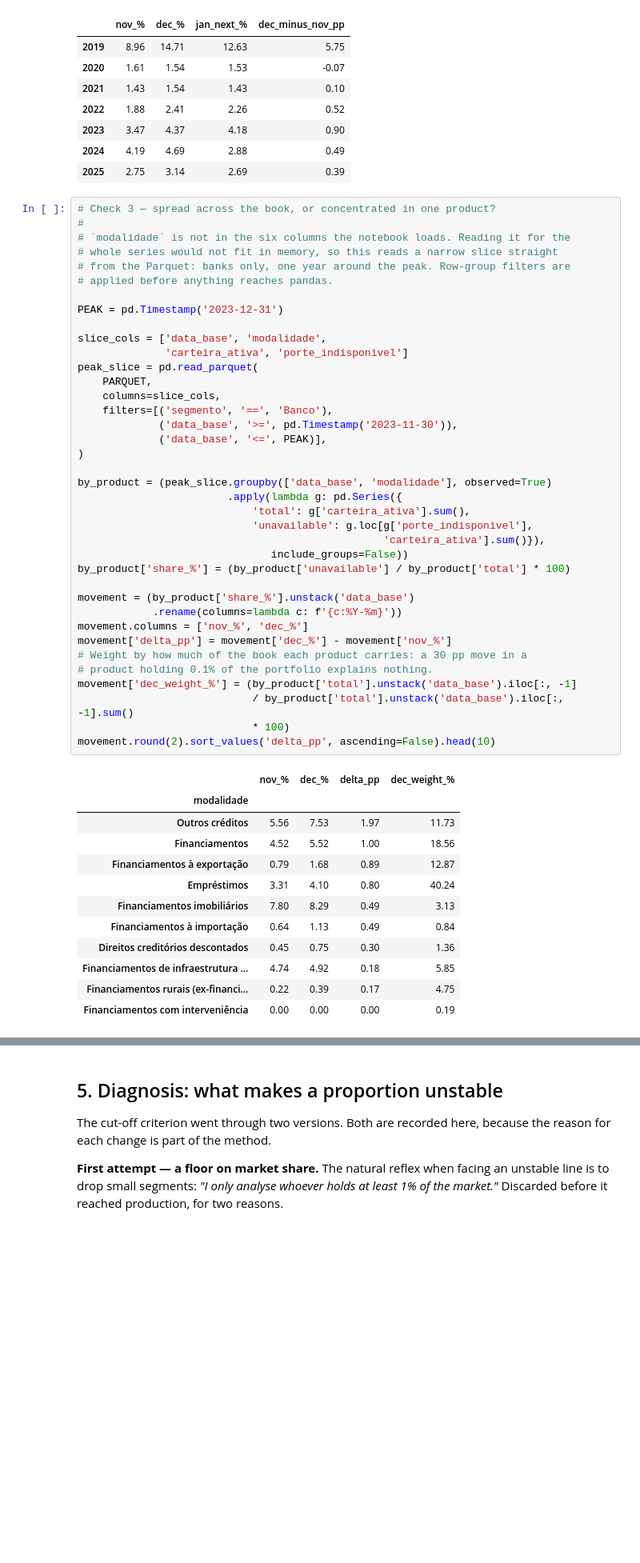
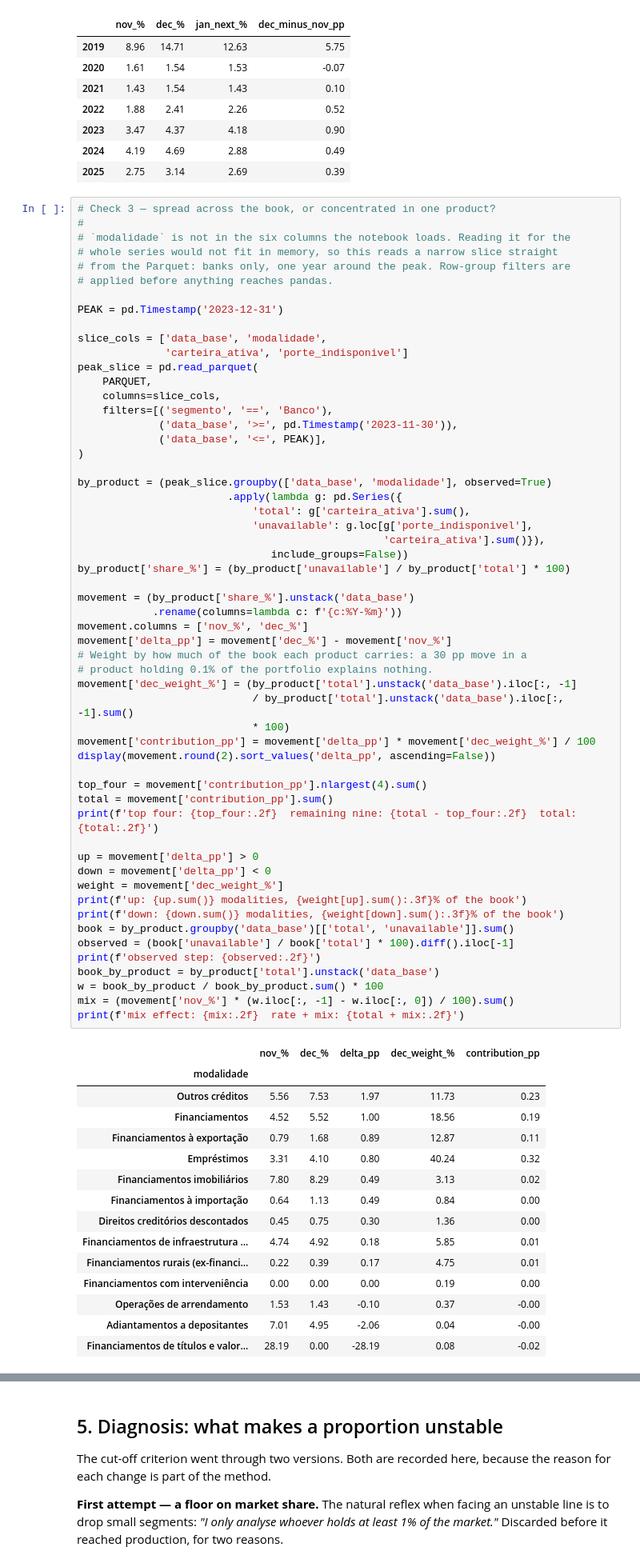
Before and after one commit to msitta/scrdata-borrower-size, a Jupyter notebook: notebooks/01_unavailable_size.ipynb, the cells around one changed output, grey strips where cells are left out. Shown at 80% size. Cells and saved outputs as stored; diff of their text form; blank space fills up the shorter version.

Commit message:
Notebook: fix Check 3 in section 4.1 (full table, rate and mix effects)

```diff
--- a/notebooks/01_unavailable_size.ipynb
+++ b/notebooks/01_unavailable_size.ipynb
@@ -511,43 +511,64 @@ seasonal.round(2)
 PEAK = pd.Timestamp('2023-12-31')
 
 slice_cols = ['data_base', 'modalidade',
               'carteira_ativa', 'porte_indisponivel']
 peak_slice = pd.read_parquet(
     PARQUET,
     columns=slice_cols,
     filters=[('segmento', '==', 'Banco'),
              ('data_base', '>=', pd.Timestamp('2023-11-30')),
              ('data_base', '<=', PEAK)],
 )
 
 by_product = (peak_slice.groupby(['data_base', 'modalidade'], observed=True)
                         .apply(lambda g: pd.Series({
                             'total': g['carteira_ativa'].sum(),
                             'unavailable': g.loc[g['porte_indisponivel'],
                                                  'carteira_ativa'].sum()}),
                                include_groups=False))
 by_product['share_%'] = (by_product['unavailable'] / by_product['total'] * 100)
 
 movement = (by_product['share_%'].unstack('data_base')
             .rename(columns=lambda c: f'{c:%Y-%m}'))
 movement.columns = ['nov_%', 'dec_%']
 movement['delta_pp'] = movement['dec_%'] - movement['nov_%']
 # Weight by how much of the book each product carries: a 30 pp move in a
 # product holding 0.1% of the portfolio explains nothing.
 movement['dec_weight_%'] = (by_product['total'].unstack('data_base').iloc[:, -1]
                             / by_product['total'].unstack('data_base').iloc[:, -1].sum()
                             * 100)
-movement.round(2).sort_values('delta_pp', ascending=False).head(10)
+movement['contribution_pp'] = movement['delta_pp'] * movement['dec_weight_%'] / 100
+display(movement.round(2).sort_values('delta_pp', ascending=False))
+
+top_four = movement['contribution_pp'].nlargest(4).sum()
+total = movement['contribution_pp'].sum()
+print(f'top four: {top_four:.2f}  remaining nine: {total - top_four:.2f}  total: {total:.2f}')
+
+up = movement['delta_pp'] > 0
+down = movement['delta_pp'] < 0
+weight = movement['dec_weight_%']
+print(f'up: {up.sum()} modalities, {weight[up].sum():.3f}% of the book')
+print(f'down: {down.sum()} modalities, {weight[down].sum():.3f}% of the book')
+book = by_product.groupby('data_base')[['total', 'unavailable']].sum()
+observed = (book['unavailable'] / book['total'] * 100).diff().iloc[-1]
+print(f'observed step: {observed:.2f}')
+book_by_product = by_product['total'].unstack('data_base')
+w = book_by_product / book_by_product.sum() * 100
+mix = (movement['nov_%'] * (w.iloc[:, -1] - w.iloc[:, 0]) / 100).sum()
+print(f'mix effect: {mix:.2f}  rate + mix: {total + mix:.2f}')
 # %% [output]
-|  | nov_% | dec_% | delta_pp | dec_weight_% |
-| modalidade |  |  |  |  |
-| Outros créditos | 5.56 | 7.53 | 1.97 | 11.73 |
-| Financiamentos | 4.52 | 5.52 | 1.00 | 18.56 |
-| Financiamentos à exportação | 0.79 | 1.68 | 0.89 | 12.87 |
-| Empréstimos | 3.31 | 4.10 | 0.80 | 40.24 |
-| Financiamentos imobiliários | 7.80 | 8.29 | 0.49 | 3.13 |
-| Financiamentos à importação | 0.64 | 1.13 | 0.49 | 0.84 |
-| Direitos creditórios descontados | 0.45 | 0.75 | 0.30 | 1.36 |
-| Financiamentos de infraestrutura ... | 4.74 | 4.92 | 0.18 | 5.85 |
-| Financiamentos rurais (ex-financi... | 0.22 | 0.39 | 0.17 | 4.75 |
-| Financiamentos com interveniência | 0.00 | 0.00 | 0.00 | 0.19 |
+|  | nov_% | dec_% | delta_pp | dec_weight_% | contribution_pp |
+| modalidade |  |  |  |  |  |
+| Outros créditos | 5.56 | 7.53 | 1.97 | 11.73 | 0.23 |
+| Financiamentos | 4.52 | 5.52 | 1.00 | 18.56 | 0.19 |
+| Financiamentos à exportação | 0.79 | 1.68 | 0.89 | 12.87 | 0.11 |
+| Empréstimos | 3.31 | 4.10 | 0.80 | 40.24 | 0.32 |
+| Financiamentos imobiliários | 7.80 | 8.29 | 0.49 | 3.13 | 0.02 |
+| Financiamentos à importação | 0.64 | 1.13 | 0.49 | 0.84 | 0.00 |
+| Direitos creditórios descontados | 0.45 | 0.75 | 0.30 | 1.36 | 0.00 |
+| Financiamentos de infraestrutura ... | 4.74 | 4.92 | 0.18 | 5.85 | 0.01 |
+| Financiamentos rurais (ex-financi... | 0.22 | 0.39 | 0.17 | 4.75 | 0.01 |
+| Financiamentos com interveniência | 0.00 | 0.00 | 0.00 | 0.19 | 0.00 |
+| Operações de arrendamento | 1.53 | 1.43 | -0.10 | 0.37 | -0.00 |
+| Adiantamentos a depositantes | 7.01 | 4.95 | -2.06 | 0.04 | -0.00 |
+| Financiamentos de títulos e valor... | 28.19 | 0.00 | -28.19 | 0.08 | -0.02 |
```
Also changed, not shown: parts of 3 cells of this notebook.
